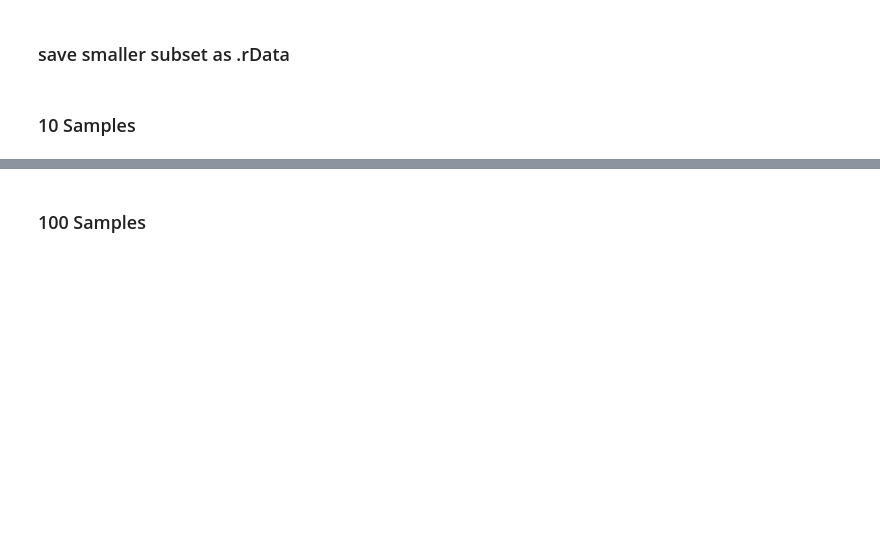
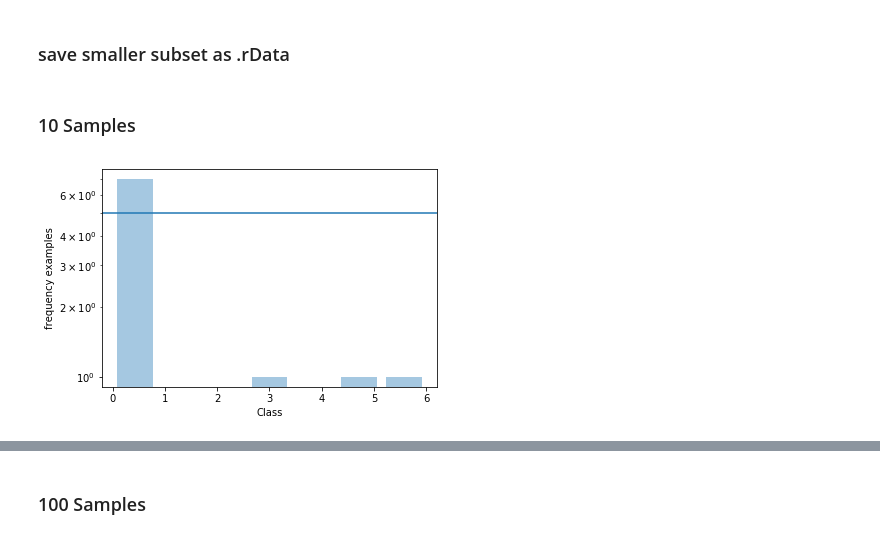
Before and after one commit to MarcCoru/EarlyClassification, a Jupyter notebook: dataset.ipynb, the cells around one changed output, grey strips where cells are left out. Cells and saved outputs as stored; diff of their text form; code cells hidden in the pictures; blank space fills up the shorter version.

```diff
--- a/dataset.ipynb
+++ b/dataset.ipynb
@@ -180,6 +208,9 @@ def sample(X,y,tt,N):
 ### 10 Samples
 # %%
 X,classes,tt = sample(X_full,classes_full,tt_full,N=10)
+hist(classes, hline=5)
+# %% [output]
+[figure, added]
 # %%
 %%R -i X -i classes -i tt
 database <- list(X)
```
Also changed, not shown: parts of 26 cells of this notebook, 10 other files.
